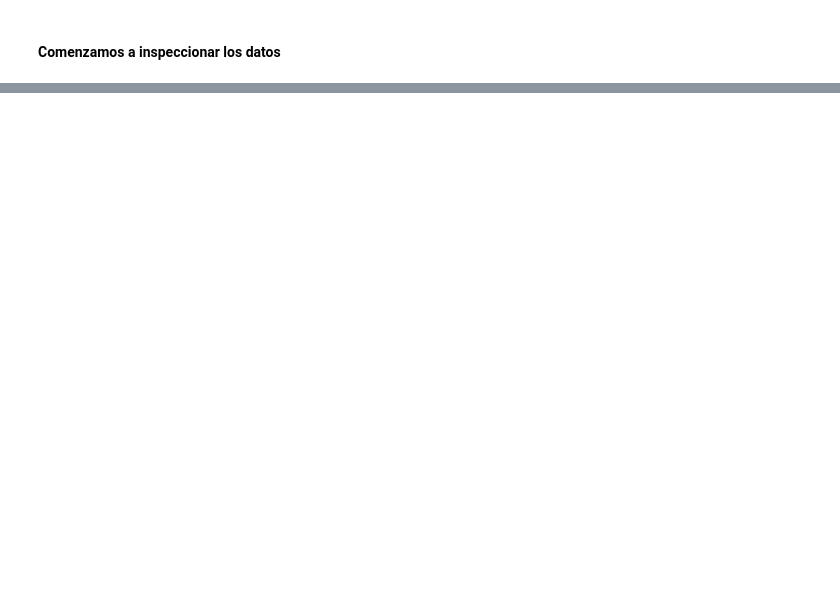
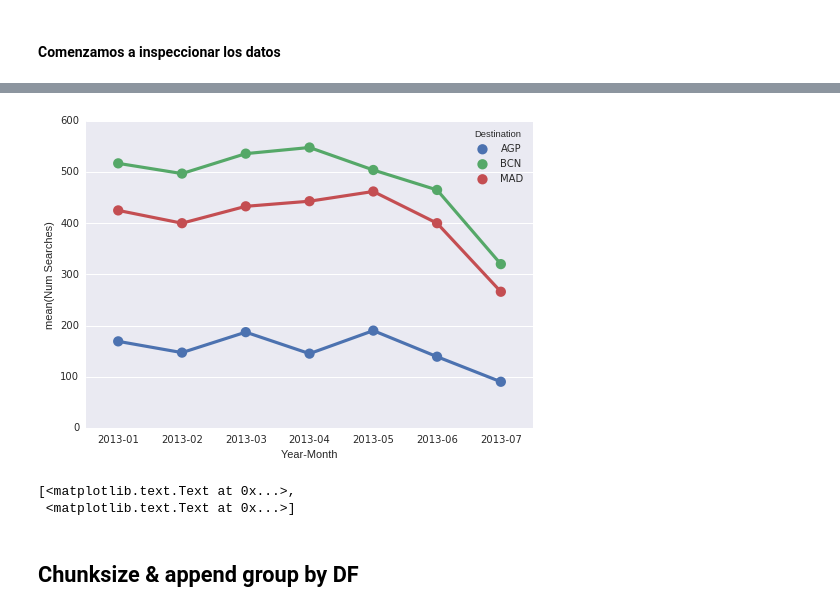
Before and after one commit to prealfer/M-ster---Data-Science, a Jupyter notebook: solucion_challenge_Pablo_Real.ipynb, the cells around one changed output, grey strips where cells are left out. Saved outputs shown, nothing was run; the diff lists cells and outputs as text; code cells hidden in the pictures; blank space fills up the shorter version.

```diff
--- a/solucion_challenge_Pablo_Real.ipynb
+++ b/solucion_challenge_Pablo_Real.ipynb
@@ -63,0 +843,11 @@ searches.head()
+# %%
+ax=sns.pointplot(x='Year-Month', y='Num Searches', hue='Destination', data=sFilter_gr)
+# %% [output]
+[figure, added]
+# %%
+ax.set(xlabel='Month', ylabel='Number of searches')
+# %% [output]
+[<matplotlib.text.Text at 0x...>,
+ <matplotlib.text.Text at 0x...>]
+# %% [markdown]
+## Chunksize & append group by DF
```
Also changed, not shown: parts of 199 cells of this notebook, 1 other file.
